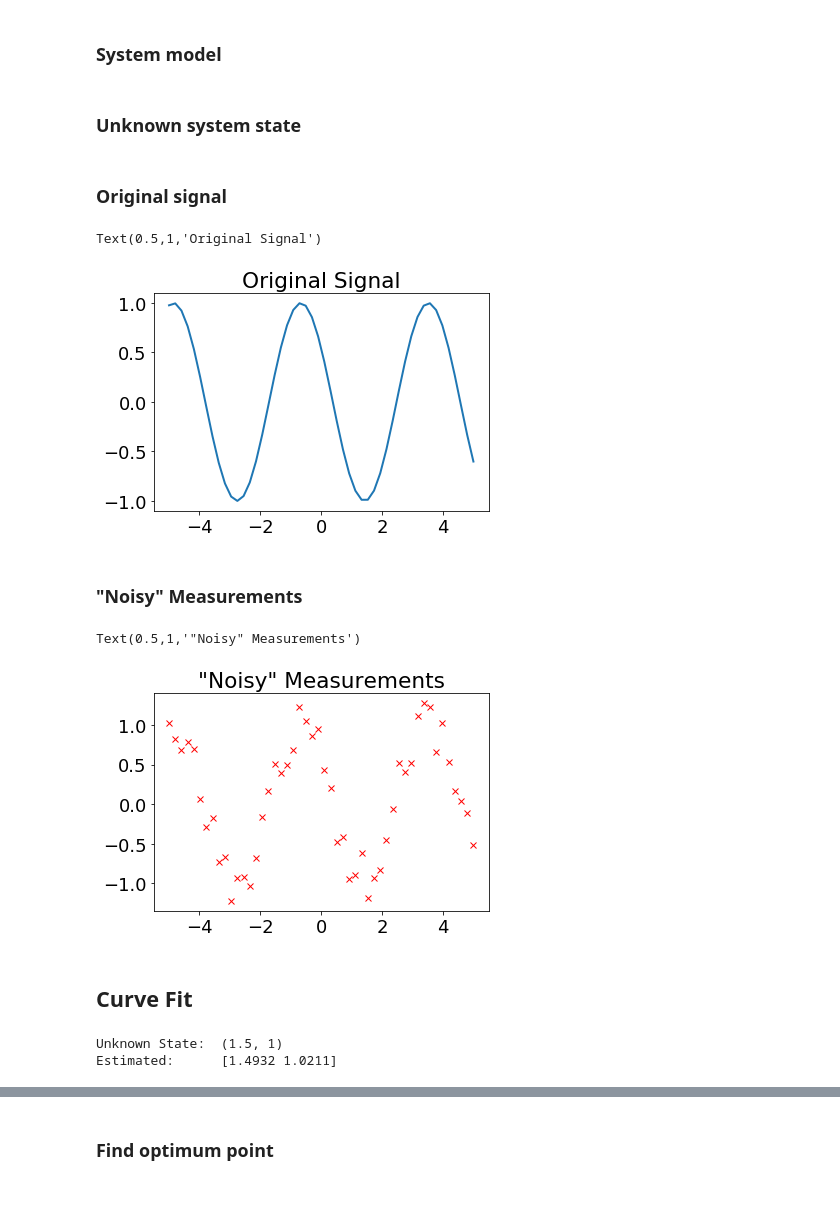
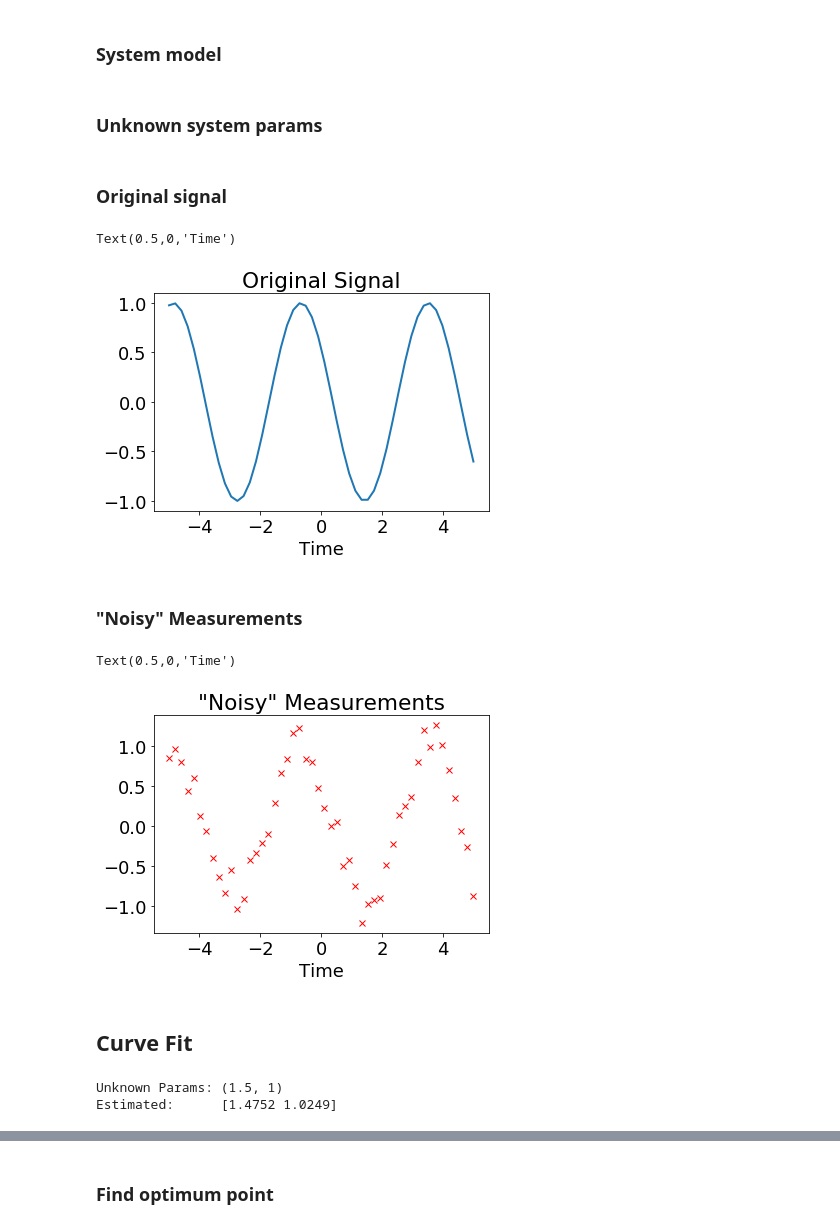
Before and after one commit to amitibo/python-seminar-2018, a Jupyter notebook: notebooks/Advanced Python Seminar.ipynb, the cells around one changed output, grey strips where cells are left out. Drawn from its saved outputs; the diff is of its cells as text; code cells hidden in the pictures; blank space fills up the shorter version.

```diff
--- a/notebooks/Advanced Python Seminar.ipynb
+++ b/notebooks/Advanced Python Seminar.ipynb
@@ -559,25 +559,27 @@ If you're reading this message in another frontend (for example, a static render
 ## Scipy : High-level Scientific Computing
 # %% [markdown]
 ### System model
-# %%
-def model(x, omega, phi):
-
-    return np.cos(omega * x + phi)
+# %%
+def model(t, param0, param1):
+    """Assumed system model."""
+
+    return np.cos(param0 * t + param1)
 # %% [markdown]
-### Unknown system state
+### Unknown system params
 # %%
-state = (1.5, 1)
+params = (1.5, 1)
 # %% [markdown]
 ###  Original signal
 # %%
-x = np.linspace(-5, 5, 50)
-y = model(x, *state)
+t = np.linspace(-5, 5, 50)
+signal = model(t, *params)
 # %%
-plt.plot(x, y, label="data", linewidth=2)
+plt.plot(t, signal, label="data", linewidth=2)
 plt.title("Original Signal")
+plt.xlabel("Time")
 # %% [output]
-Text(0.5,1,'Original Signal')
+Text(0.5,0,'Time')
-[figure, old version]
+[figure, new version]
 # %% [markdown]
 ### "Noisy" Measurements
 # %%
@@ -585,9 +587,10 @@ y_measurements = y + .2*np.random.normal(size=y.size)
 # %%
-plt.plot(x, y_measurements, 'rx', label="noisy data", linewidth=2)
+plt.plot(t, measurements, 'rx', label="noisy data", linewidth=2)
 plt.title('"Noisy" Measurements')
+plt.xlabel("Time")
 # %% [output]
-Text(0.5,1,'"Noisy" Measurements')
+Text(0.5,0,'Time')
-[figure, old version]
+[figure, new version]
 # %% [markdown]
 ## Curve Fit
 # %%
@@ -600,9 +604,9 @@ estimated_state, state_cov = optimize.curve_fit(
 # %%
-print("Unknown State:\t{}".format(state))
-print("Estimated:\t{}".format(estimated_state))
+print("Unknown Params:\t{}".format(params))
+print("Estimated:\t{}".format(estimated_params))
 # %% [output]
-Unknown State:  (1.5, 1)
-Estimated:      [1.4932 1.0211]
+Unknown Params: (1.5, 1)
+Estimated:      [1.4752 1.0249]
 # %%
 # plot the data and the fitted curve
 plt.figure(figsize=(8, 8))
```
Also changed, not shown: parts of 31 cells of this notebook.
